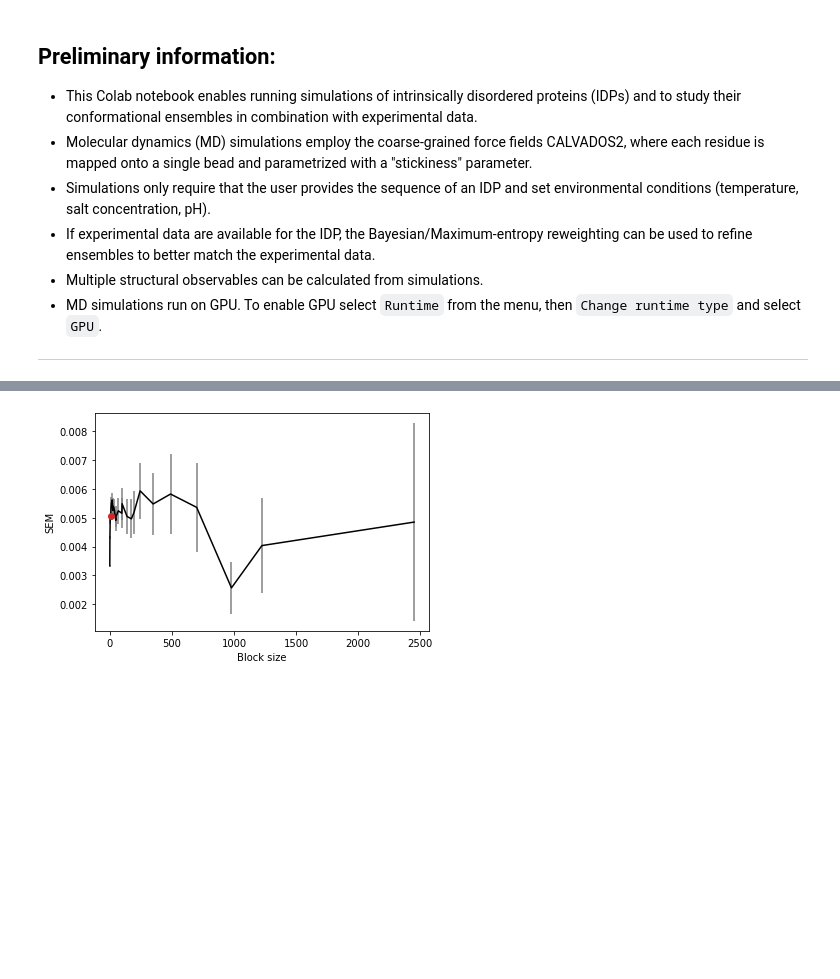
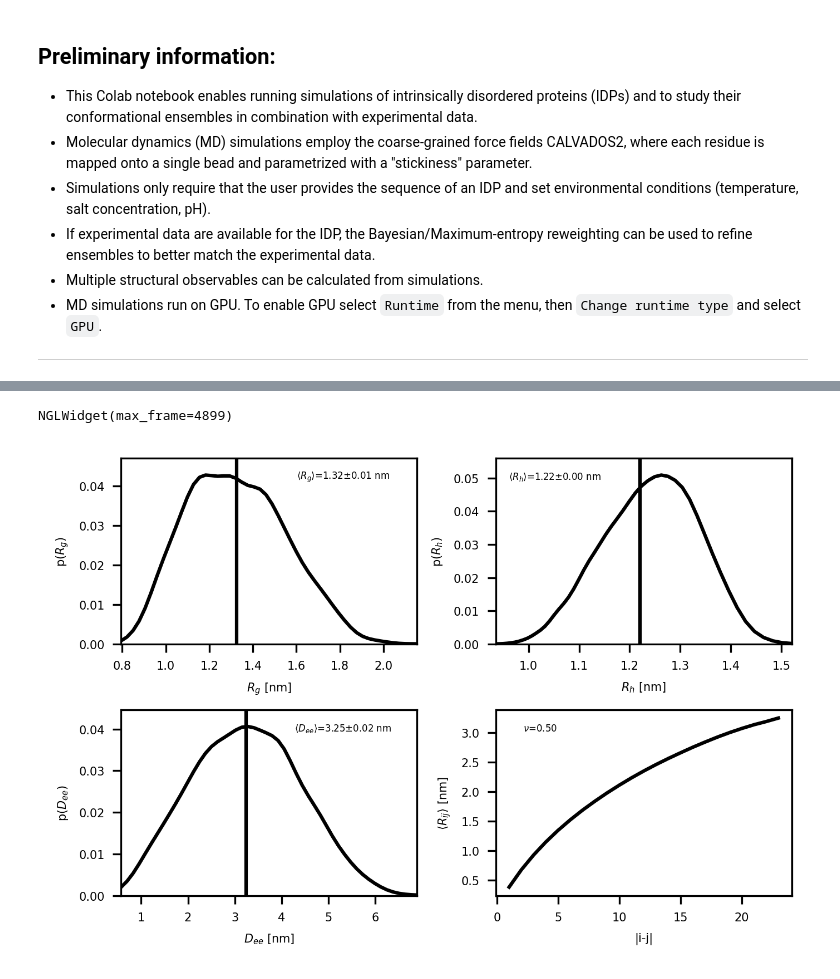
Before and after one commit to gitesei/EnsembleLab, a Jupyter notebook: EnsembleLab.ipynb, the cells around one changed output, grey strips where cells are left out. Drawn from its saved outputs; the diff is of its cells as text; code cells hidden in the pictures; blank space fills up the shorter version.

```diff
--- a/EnsembleLab.ipynb
+++ b/EnsembleLab.ipynb
@@ -307,18 +351,76 @@ EXPERIMENT = "SAXS" #@param ["None", "SAXS", "Rh"]
 # %%
-#@title <b><font color='#ffc413'>3. Launch MD simulation</font></b>
+#@title <b><font color='#ffc413'>3.1 Launch MD simulation</font></b>
 #@markdown Settings:
 Temperature = 298 #@param {type:"number"}
 Ionic_strenght = 0.150 #@param {type:"number"}
 pH = 7.0 #@param {type:"number"}
-Length = 50 #@param {type:"number"}
+Length = "AUTO" #@param {type:"raw"}
+
 #@markdown <i>*Units: Temperature [K], Ionic_strength [M], Length [ns]<i>
-nsteps = Length*1000/0.01
-simulate(residues,NAME,list(SEQUENCE),temp=Temperature,pH=pH,ionic=Ionic_strenght,nsteps=nsteps,stride=1e3,eqsteps=100)
+if Length == "AUTO":
+    N_res = len(SEQUENCE)
+    L = (N_res-1)*0.38+4
+    N_save = 7000 if N_res < 150 else int(np.ceil(3e-4*N_res**2)*1000)
+    nsteps = 1010*N_save
+    print('AUTO simulation length selected. Running for {} ns'.format(nsteps*0.01/1000))
+else:
+    nsteps = Length*1000/0.01
+simulate(residues,NAME,list(SEQUENCE),temp=Temperature,pH=pH,ionic=Ionic_strenght,nsteps=nsteps,stride=1e3,eqsteps=1000)
-# %%
-# Calculate Rg, average, SEM, decorrelating block size
-rgarray = Rg(NAME, SEQUENCE)
-rgav, err, bs = autoblock(rgarray, plot=True)
-# %% [output]
-[figure, removed]
+# %%
+#@title <b><font color='#ffc413'>3.2 Visualize MD simulation</font></b>
+t = md.load_dcd('{:s}/traj.dcd'.format(NAME), top='{:s}/top.pdb'.format(NAME))
+p_view = nv.show_mdtraj(t)
+p_view.clear_representations()
+p_view.add_ball_and_stick()
+p_view
+# %% [output]
+NGLWidget(max_frame=4899)
+# %%
+#@title <b><font color='#ffc413'>3.3 Calculate structural observables from simulation</font></b>
+rg_array = Rg(NAME, SEQUENCE)
+rg_av, rg_err, rg_bs = autoblock(rg_array, plot=False)
+x_rg, p_rg, _ = kde(rg_array)
+
+invrh = invRh(NAME)
+tmp = autoblock(invrh, plot=False)
+rh_av = 1/tmp[0]
+rh_err = rh_av*tmp[1]/tmp[0]
+rh_bs = tmp[2]
+tmp, p_rh, _ = kde(invrh)
+x_rh = 1/tmp
+
+dee_array = Dee(NAME)
+dee_av, dee_err, dee_bs = autoblock(dee_array, plot=False)
+x_dee, p_dee, _ = kde(dee_array)
+
+ij, dij, nu = Rij(NAME)
+
+mpl.rcParams.update({'font.size': 5})
+fig, axs = plt.subplots(2, 2, figsize=(4.5,3), facecolor='w', dpi=300, layout='constrained')
+axs = axs.flatten()
+
+plot_dist(axs[0], x_rg, p_rg, rg_av, rg_err)
+axs[0].set_xlabel(r'$R_g$ [nm]')
+axs[0].set_ylabel(r'p($R_g$)')
+axs[0].text(0.75, 0.9, r'$\langle R_g \rangle$={:.2f}$\pm{:.2f}$ nm'.format(rg_av,rg_err), horizontalalignment='center',verticalalignment='center', transform=axs[0].transAxes, fontsize=4)
+
+plot_dist(axs[1], x_rh, p_rh, rh_av, rh_err)
+axs[1].set_xlabel(r'$R_h$ [nm]')
+axs[1].set_ylabel(r'p($R_h$)')
+axs[1].text(0.2, 0.9, r'$\langle R_h \rangle$={:.2f}$\pm{:.2f}$ nm'.format(rh_av,rh_err), horizontalalignment='center',verticalalignment='center', transform=axs[1].transAxes, fontsize=4)
+
+plot_dist(axs[2], x_dee, p_dee, dee_av, dee_err)
+axs[2].set_xlabel(r'$D_{ee}$ [nm]')
+axs[2].set_ylabel(r'p($D_{ee}$)')
+axs[2].text(0.75, 0.9, r'$\langle D_{ee} \rangle$'+'={:.2f}$\pm{:.2f}$ nm'.format(dee_av,dee_err), horizontalalignment='center',verticalalignment='center', transform=axs[2].transAxes, fontsize=4)
+
+axs[3].plot(ij,dij,c='k')
+axs[3].set_xlabel('|i-j|')
+axs[3].set_ylabel(r'$\langle R_{ij} \rangle$ [nm]')
+axs[3].text(0.15, 0.9, r'$\nu$={:.2f}'.format(nu).format(dee_av,dee_err), horizontalalignment='center',verticalalignment='center', transform=axs[3].transAxes, fontsize=4)
+
+plt.show()
+# %% [output]
+[figure, added]
 # %%
 #@title <b><font color='#ffc413'>4.1 Ensemble reweighting with experimental data</b>: getting data ready</font>
```
Also changed, not shown: parts of 9 cells of this notebook.
